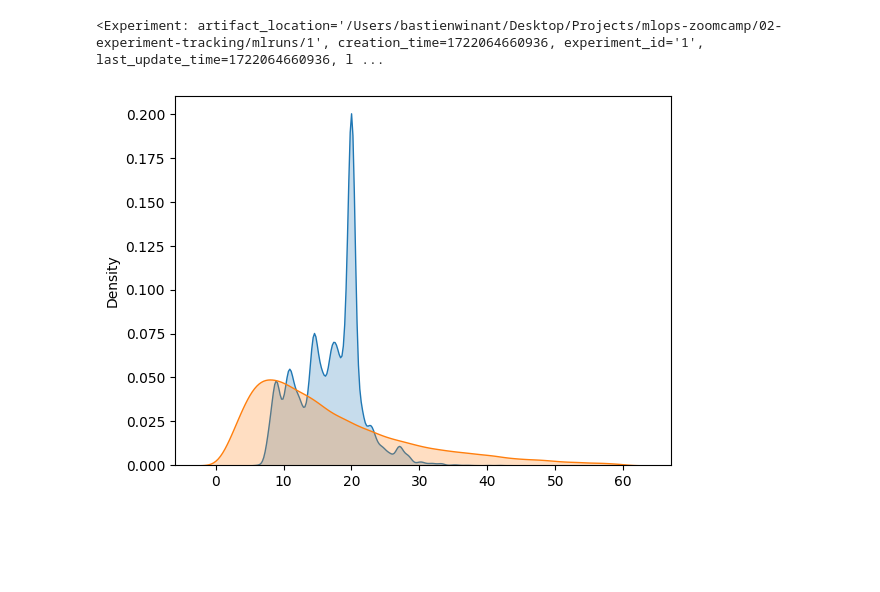
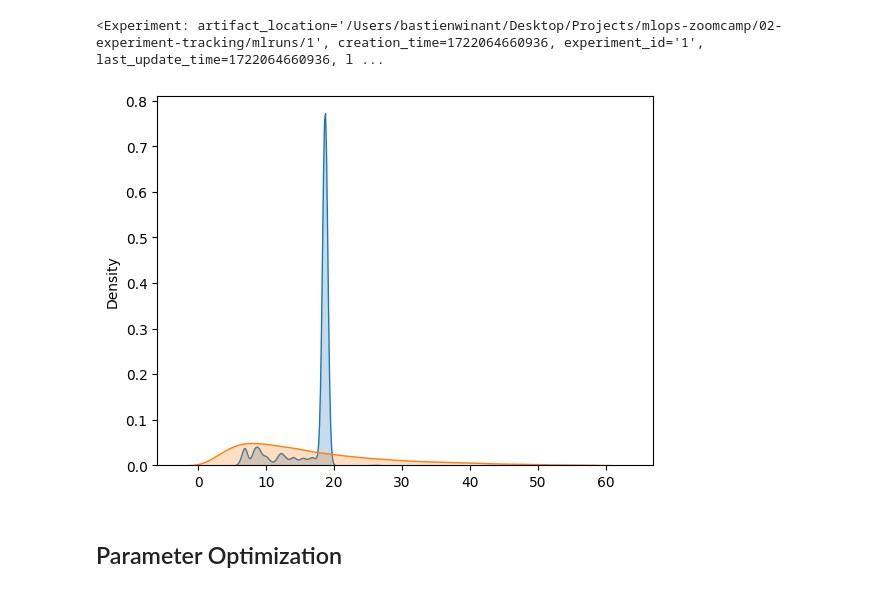
Before and after one commit to BastienWinant/mlops-zoomcamp, a Jupyter notebook: 02-experiment-tracking/trip-duration-prediction.ipynb, the cells around one changed output. Cells and saved outputs as stored; diff of their text form; code cells hidden in the pictures; blank space fills up the shorter version.

```diff
--- a/02-experiment-tracking/trip-duration-prediction.ipynb
+++ b/02-experiment-tracking/trip-duration-prediction.ipynb
@@ -34,8 +39,8 @@ def prepare_features(df, dv=None):
   df[categorical_variables] = df[categorical_variables].astype(str)
   df['PU_DO'] = df['PULocationID'] + '_' + df['DOLocationID']
 
-  # input_variables = ['PU_DO', 'trip_distance']
-  input_variables = ['PULocationID', 'DOLocationID']
+  input_variables = ['PU_DO', 'trip_distance']
+  # input_variables = ['PULocationID', 'DOLocationID']
 
   df_dicts = df[input_variables].to_dict(orient="records")
 
@@ -85,22 +87,27 @@ mlflow.set_experiment(EXPERIMENT_NAME)
 # %%
 alpha = .01
 model = Lasso(alpha)
 model.fit(X=X_train, y=y_train)
 rmse = compute_error(X=X_val, y=y_val, model=model)
 
 preds = model.predict(X=X_train)
 sns.kdeplot(preds, fill=True)
 sns.kdeplot(data=y_train, fill=True)
+
+with open("models/lin_reg.bin", "wb") as f_out:
+  pickle.dump((dv, model), f_out)
 
 with mlflow.start_run():
   mlflow.set_tag("developer", "Bastien Winant")
 
   mlflow.log_params({
     "train_data": url_train,
     "val_data": url_val,
     "alpha": alpha
   })
 
   mlflow.log_metric("rmse", rmse)
 # %% [output]
-[figure, old version]
+[figure, new version]
+# %% [markdown]
+## Parameter Optimization
```
Also changed, not shown: parts of 14 cells of this notebook, 2 other files.
